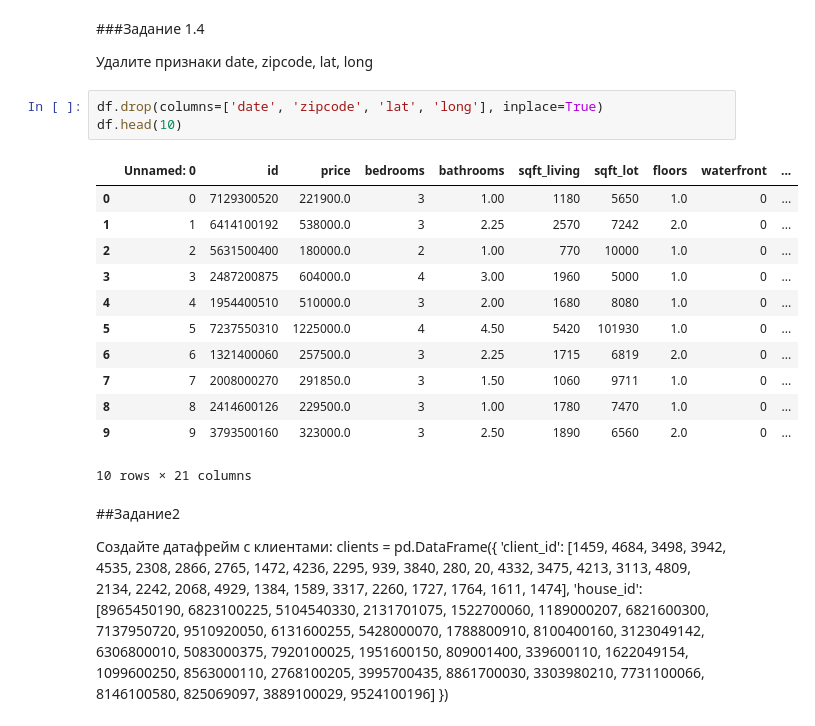
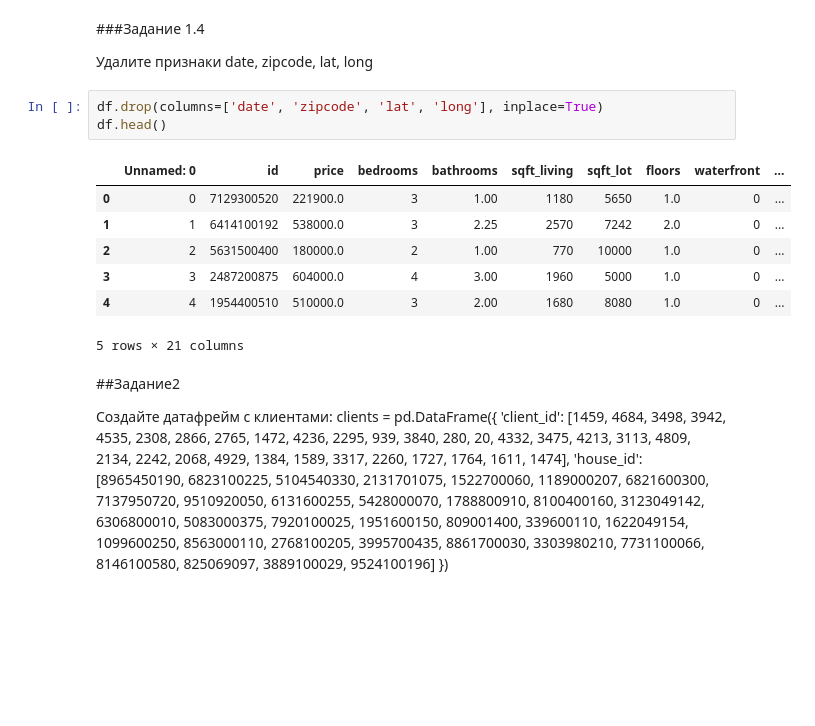
Before and after one commit to Mikhail1975git/Python-for-analytics, a Jupyter notebook: Seminar3_HW.ipynb, the cells around one changed output. Saved outputs shown, nothing was run; the diff lists cells and outputs as text; blank space fills up the shorter version.

```diff
--- a/Seminar3_HW.ipynb
+++ b/Seminar3_HW.ipynb
@@ -73,20 +73,15 @@ df.head()
 Удалите признаки date, zipcode, lat, long
 # %%
 df.drop(columns=['date', 'zipcode', 'lat', 'long'], inplace=True)
-df.head(10)
+df.head()
 # %% [output]
 |  | Unnamed: 0 | id | price | bedrooms | bathrooms | sqft_living | sqft_lot | floors | waterfront | ... |
 | 0 | 0 | 7129300520 | 221900.0 | 3 | 1.00 | 1180 | 5650 | 1.0 | 0 | ... |
 | 1 | 1 | 6414100192 | 538000.0 | 3 | 2.25 | 2570 | 7242 | 2.0 | 0 | ... |
 | 2 | 2 | 5631500400 | 180000.0 | 2 | 1.00 | 770 | 10000 | 1.0 | 0 | ... |
 | 3 | 3 | 2487200875 | 604000.0 | 4 | 3.00 | 1960 | 5000 | 1.0 | 0 | ... |
 | 4 | 4 | 1954400510 | 510000.0 | 3 | 2.00 | 1680 | 8080 | 1.0 | 0 | ... |
-| 5 | 5 | 7237550310 | 1225000.0 | 4 | 4.50 | 5420 | 101930 | 1.0 | 0 | ... |
-| 6 | 6 | 1321400060 | 257500.0 | 3 | 2.25 | 1715 | 6819 | 2.0 | 0 | ... |
-| 7 | 7 | 2008000270 | 291850.0 | 3 | 1.50 | 1060 | 9711 | 1.0 | 0 | ... |
-| 8 | 8 | 2414600126 | 229500.0 | 3 | 1.00 | 1780 | 7470 | 1.0 | 0 | ... |
-| 9 | 9 | 3793500160 | 323000.0 | 3 | 2.50 | 1890 | 6560 | 2.0 | 0 | ... |
-10 rows × 21 columns
+5 rows × 21 columns
 # %% [markdown]
 ##Задание2
 
```
Also changed, not shown: parts of 1 cell of this notebook.
